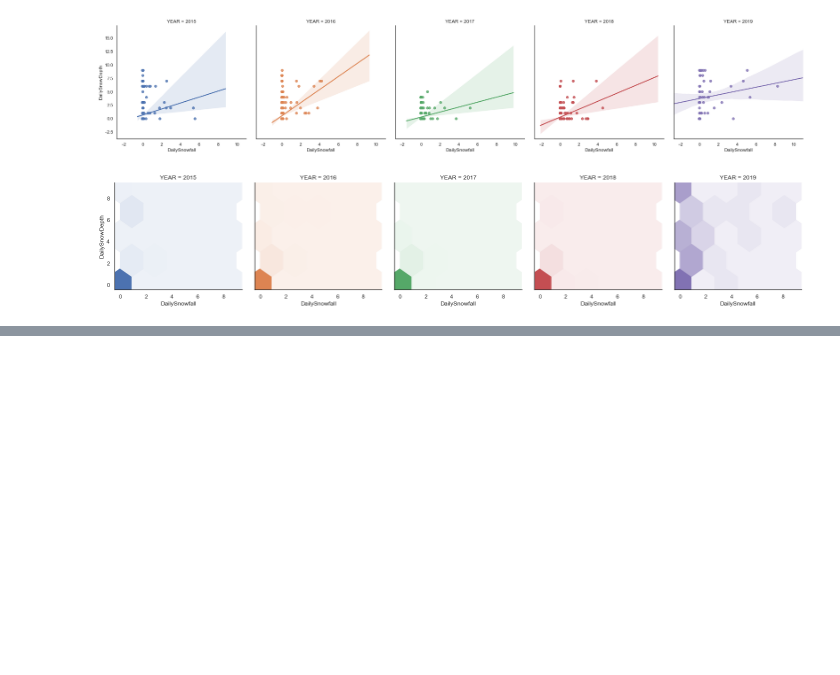
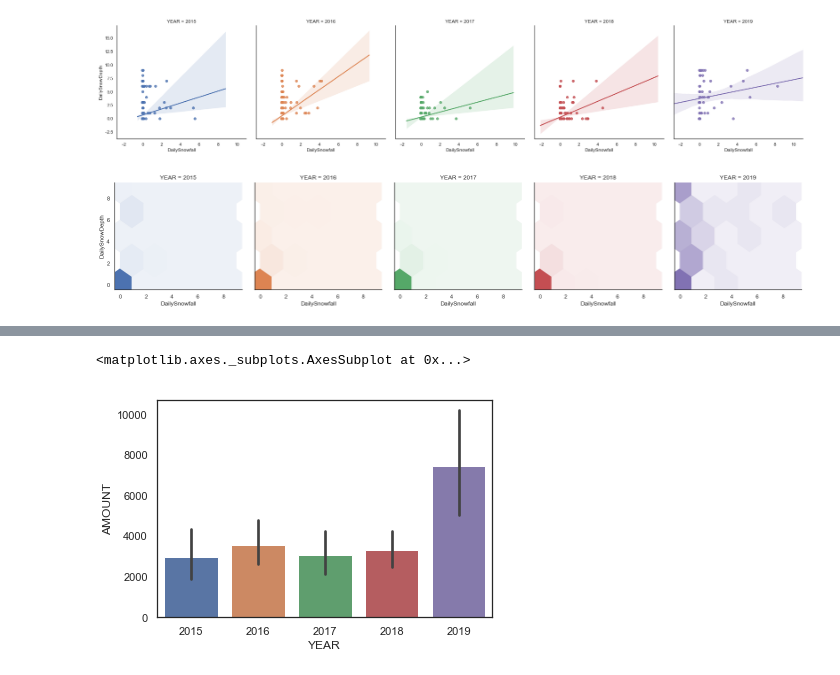
Before and after one commit to tylerharter/s19-city-t1, a Jupyter notebook: Madison Snowfall Visualization.ipynb, the cells around one changed output, grey strips where cells are left out. Cells and saved outputs as stored; diff of their text form; code cells hidden in the pictures; blank space fills up the shorter version.

```diff
--- a/Madison Snowfall Visualization.ipynb
+++ b/Madison Snowfall Visualization.ipynb
@@ -76,0 +126,15 @@ g.map(hexbin, "DailySnowfall", "DailySnowDepth", extent=[0,9, 0,9]);
+# %%
+# lets focus closer on this department
+# is there a large variation per year?
+# we are plotting the average value of each plowing transaction per year
+# the lines correspond to error bars that give us some insight about the uncertainity regarding each value
+
+plow_df = city_df.loc[city_df['ORG'] == 44330]
+sns.barplot(x='YEAR', y='AMOUNT', data=plow_df)
+
+# this is good since 2019 is the highest
+# remember that 2019 had the highest average snowfall and snowdepth as well
+# thus there seems to be a correlation between amount spent on plowing and snowfall
+# %% [output]
+<matplotlib.axes._subplots.AxesSubplot at 0x...>
+[figure, added]
```
Also changed, not shown: parts of 5 cells of this notebook.
